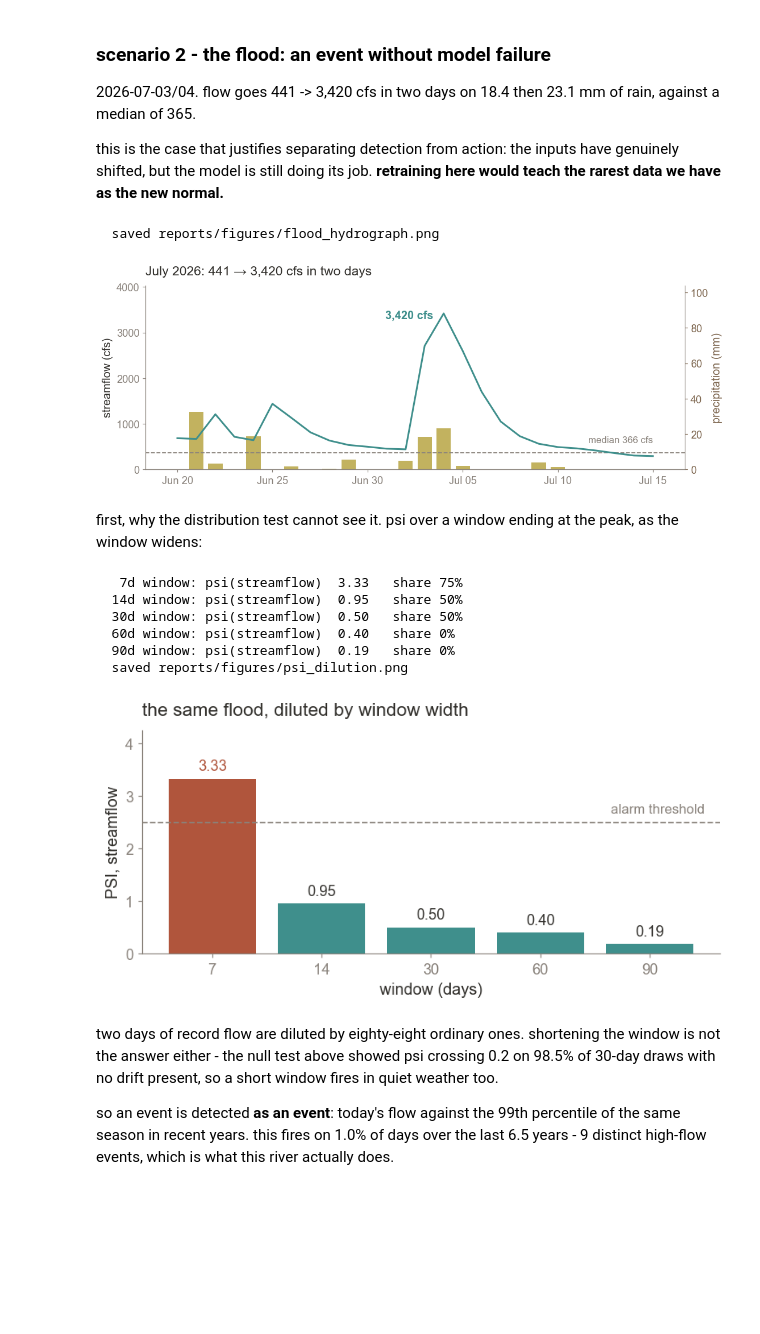
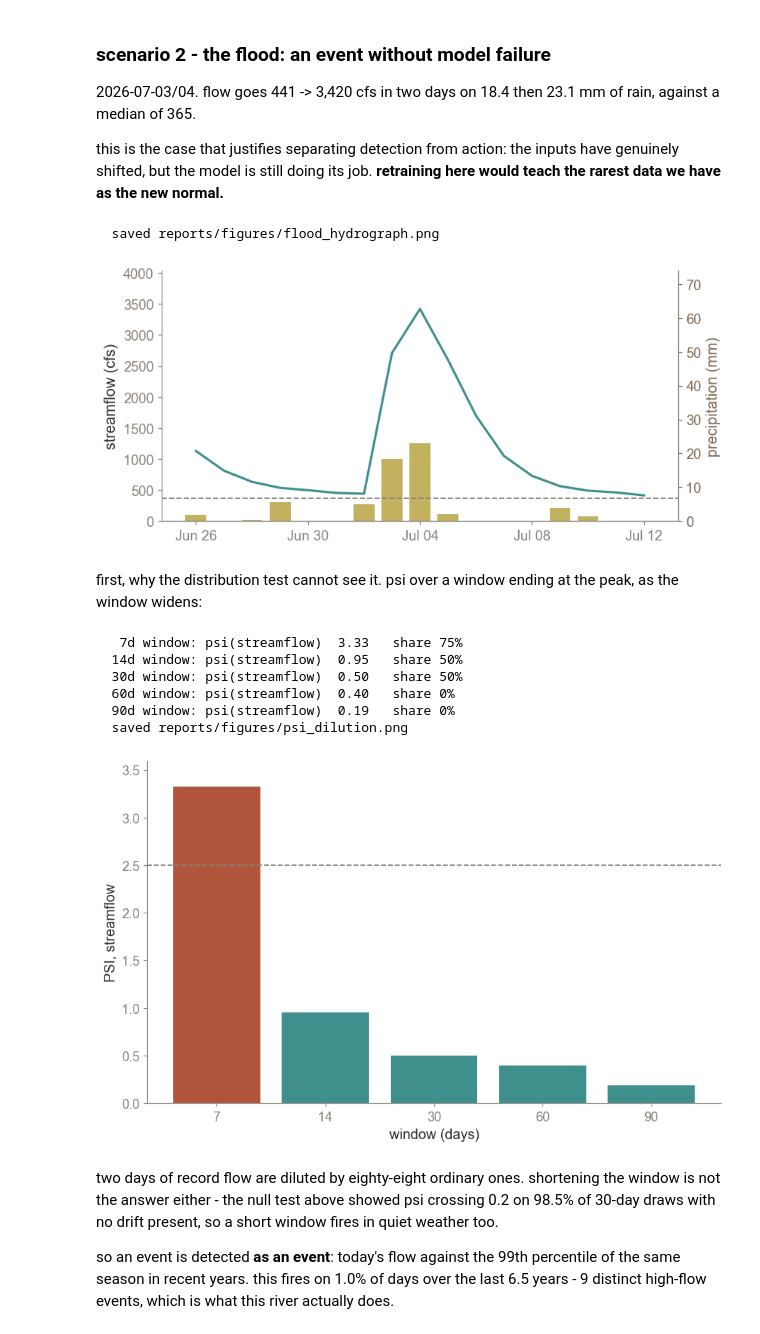
Before and after one commit to babnigg/streamflow-mlops, a Jupyter notebook: notebooks/05_monitoring.ipynb, the cells around one changed output. Drawn from its saved outputs; the diff is of its cells as text; code cells hidden in the pictures; blank space fills up the shorter version.

Commit message:
deck figures; fix rollback walking forward; suppress mlflow url print on windows

```diff
--- a/notebooks/05_monitoring.ipynb
+++ b/notebooks/05_monitoring.ipynb
@@ -159,44 +159,33 @@ teach the rarest data we have as the new normal.**
 # %%
 import matplotlib.dates as mdates
 
-flood = f[(f.date >= "2026-06-20") & (f.date <= "2026-07-15")]
+flood = f[(f.date >= "2026-06-26") & (f.date <= "2026-07-12")]
 median = f.streamflow_t.median()
 
-fig, ax = plt.subplots(figsize=WIDE)
+fig, ax = plt.subplots(figsize=COMPACT)
 
 # precipitation behind the hydrograph, on its own scale and compressed into the
 # lower third so it reads as context rather than competing with the flow line
 rain = ax.twinx()
 rain.bar(flood.date, flood.precip_mm, color=GOLD, width=.75, zorder=1)
 rain.set_ylim(0, flood.precip_mm.max() * 3.2)
 rain.set_ylabel("precipitation (mm)", color=BROWN)
 rain.tick_params(axis="y", colors=BROWN)
 rain.spines[["top", "left"]].set_visible(False)
 rain.spines["right"].set_visible(True); rain.spines["right"].set_color(MUTED)
 
 ax.plot(flood.date, flood.streamflow_t, color=TEAL, zorder=3)
 ax.axhline(median, color=MUTED, lw=1.2, ls="--", zorder=2)
 ax.set_ylabel("streamflow (cfs)")
 ax.set_ylim(0, flood.streamflow_t.max() * 1.18)
 ax.set_zorder(rain.get_zorder() + 1); ax.patch.set_visible(False)
 
-# annotate the peak rather than labelling the median inline, which sat on top
-# of the rising limb
-peak_i = flood.streamflow_t.idxmax()
-ax.annotate(f"{flood.streamflow_t.max():,.0f} cfs",
-            xy=(flood.date[peak_i], flood.streamflow_t[peak_i]),
-            xytext=(-12, -6), textcoords="offset points",
-            ha="right", color=TEAL, fontweight="bold")
-ax.text(flood.date.iloc[-1], median * 1.6, f"median {median:,.0f} cfs",
-        color=MUTED, ha="right", fontsize=11)
-
 ax.xaxis.set_major_formatter(mdates.DateFormatter("%b %d"))
-ax.xaxis.set_major_locator(mdates.DayLocator(interval=5))
-ax.set_title("July 2026: 441 → 3,420 cfs in two days")
+ax.xaxis.set_major_locator(mdates.DayLocator(interval=4))
 save(fig, "flood_hydrograph"); plt.show()
 # %% [output]
   saved reports/figures/flood_hydrograph.png
-[figure, old version]
+[figure, new version]
 # %% [markdown]
 first, why the distribution test cannot see it. psi over a window ending at the
 peak, as the window widens:
@@ -221,16 +210,9 @@ ws, ps = zip(*dilution)
 fig, ax = plt.subplots(figsize=HALF)
 bars = ax.bar([str(w) for w in ws], ps, color=[CLAY if p > thr else TEAL for p in ps])
 ax.axhline(thr, color=MUTED, lw=1.2, ls="--")
-ax.set_ylim(0, max(ps) * 1.28)                     # headroom so labels never clip
-ax.text(len(ws) - .5, thr * 1.05, "alarm threshold", color=MUTED,
-        ha="right", va="bottom", fontsize=11)
-for b, p in zip(bars, ps):
-    ax.text(b.get_x() + b.get_width() / 2, p + max(ps) * .03, f"{p:.2f}",
-            ha="center", va="bottom", fontsize=12,
-            color=CLAY if p > thr else INK)
+ax.set_ylim(0, max(ps) * 1.08)
 ax.set_xlabel("window (days)")
 ax.set_ylabel("PSI, streamflow")
-ax.set_title("the same flood, diluted by window width")
 save(fig, "psi_dilution"); plt.show()
 # %% [output]
    7d window: psi(streamflow)  3.33   share 75%
@@ -239,7 +221,7 @@ save(fig, "psi_dilution"); plt.show()
   60d window: psi(streamflow)  0.40   share 0%
   90d window: psi(streamflow)  0.19   share 0%
   saved reports/figures/psi_dilution.png
-[figure, old version]
+[figure, new version]
 # %% [markdown]
 two days of record flow are diluted by eighty-eight ordinary ones. shortening the
 window is not the answer either - the null test above showed psi crossing 0.2 on
```
Also changed, not shown: parts of 3 cells of this notebook, 15 other files.
